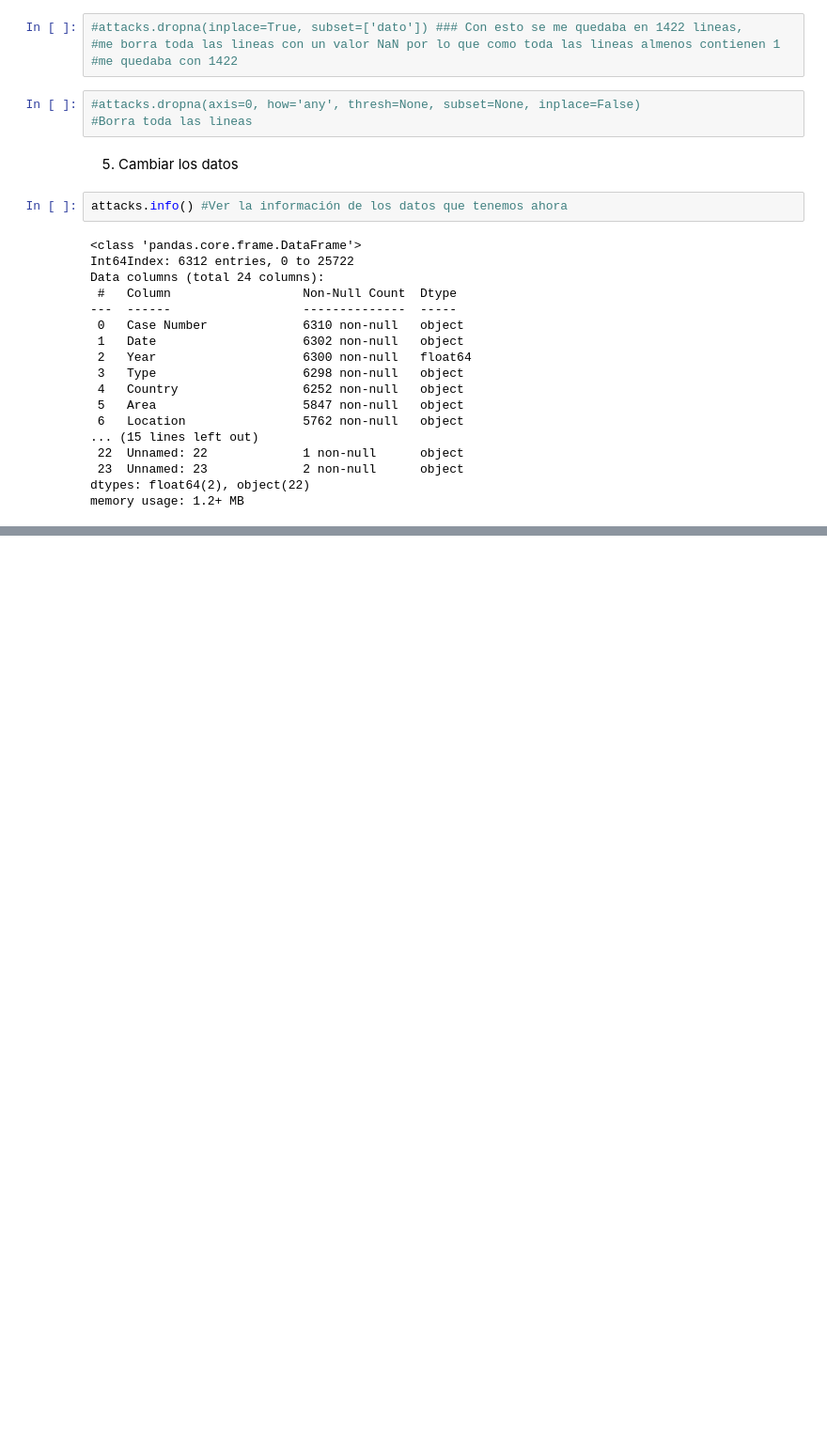
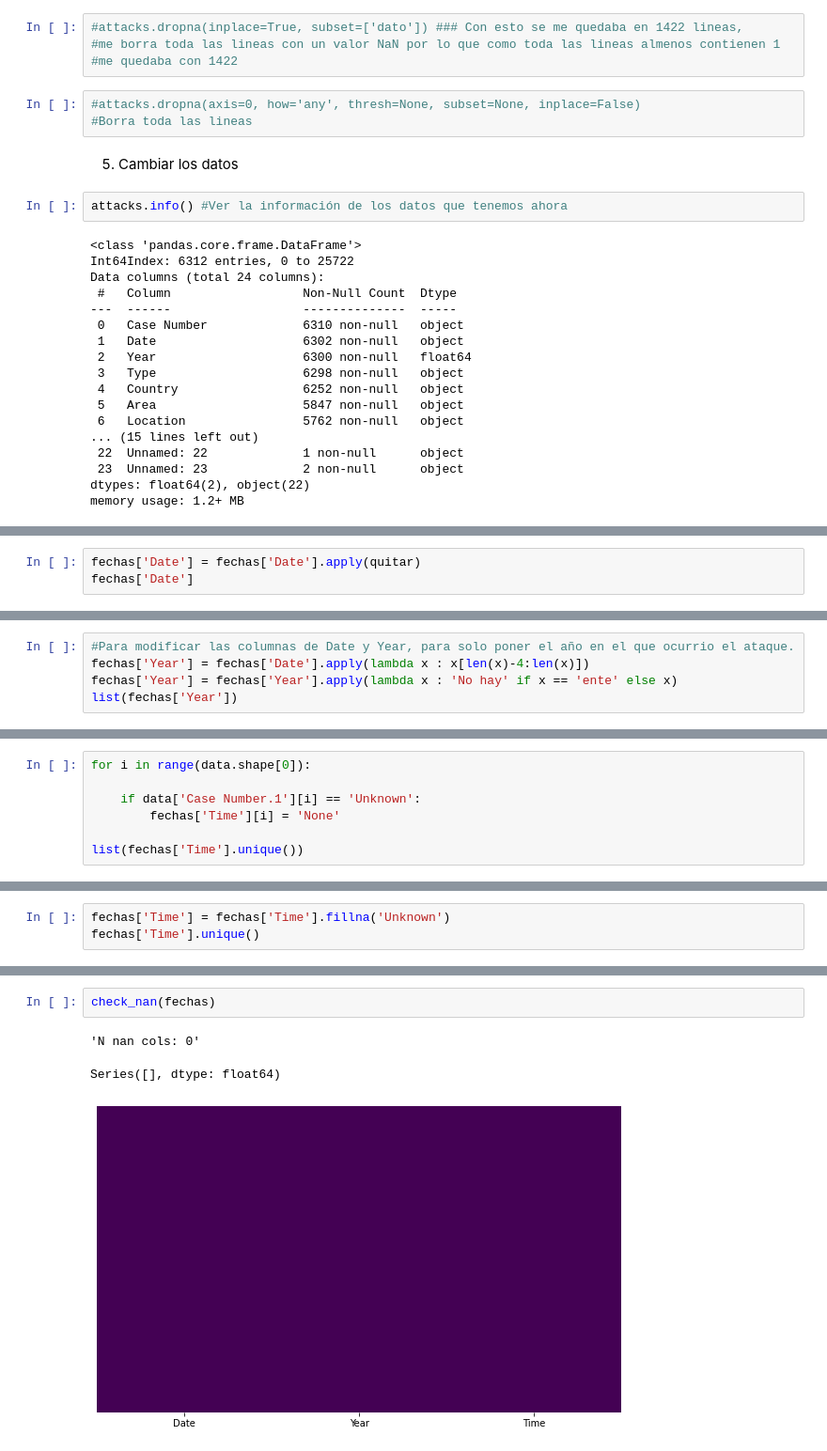
Before and after one commit to MiguelBeitia/1-Proyecto-Pandas-Shark, a Jupyter notebook: Proyecto.ipynb, the cells around one changed output, grey strips where cells are left out. Shown: that part at 94% size. Drawn from its saved outputs; the diff is of its cells as text; blank space fills up the shorter version.

```diff
--- a/Proyecto.ipynb
+++ b/Proyecto.ipynb
@@ -210,0 +564,3 @@ TypeError: Cannot setitem on a Categorical with a new category (Unknown), set th
+# %%
+fechas['Date'] = fechas['Date'].apply(quitar)
+fechas['Date']
@@ -210,0 +580,5 @@ TypeError: Cannot setitem on a Categorical with a new category (Unknown), set th
+# %%
+#Para modificar las columnas de Date y Year, para solo poner el año en el que ocurrio el ataque.
+fechas['Year'] = fechas['Date'].apply(lambda x : x[len(x)-4:len(x)])
+fechas['Year'] = fechas['Year'].apply(lambda x : 'No hay' if x == 'ente' else x)
+list(fechas['Year'])
@@ -210,0 +603,7 @@ TypeError: Cannot setitem on a Categorical with a new category (Unknown), set th
+# %%
+for i in range(data.shape[0]):
+
+    if data['Case Number.1'][i] == 'Unknown':
+        fechas['Time'][i] = 'None'
+
+list(fechas['Time'].unique())
@@ -210,0 +628,3 @@ TypeError: Cannot setitem on a Categorical with a new category (Unknown), set th
+# %%
+fechas['Time'] = fechas['Time'].fillna('Unknown')
+fechas['Time'].unique()
@@ -210,0 +649,6 @@ TypeError: Cannot setitem on a Categorical with a new category (Unknown), set th
+# %%
+check_nan(fechas)
+# %% [output]
+'N nan cols: 0'
+Series([], dtype: float64)
+[figure, added]
```
Also changed, not shown: parts of 120 cells of this notebook.
